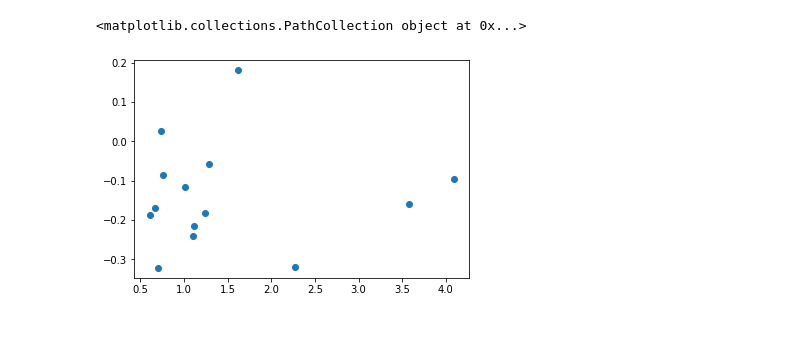
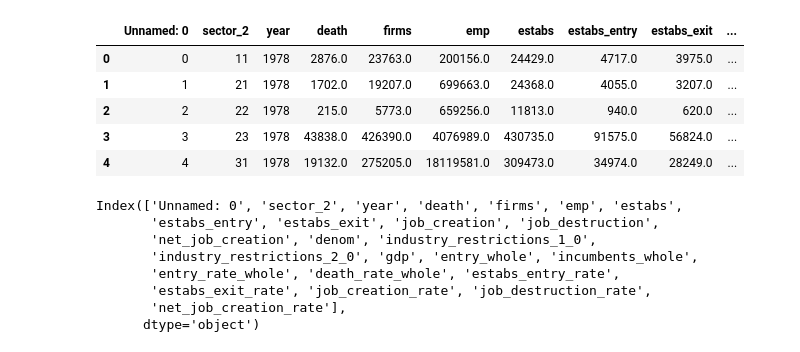
Before and after one commit to dczhaozach/RFE_project, a Jupyter notebook: notebooks/results.ipynb, the cells around one changed output. Cells and saved outputs as stored; diff of their text form; code cells hidden in the pictures.

```diff
--- a/notebooks/results.ipynb
+++ b/notebooks/results.ipynb
@@ -73,5 +25,21 @@ Notes:
-# %%
-print(plt.scatter(x_var1, y_var))
-# %% [output]
-<matplotlib.collections.PathCollection object at 0x...>
-[figure, removed]
+# %%
+df.head()
+# %% [output]
+|  | Unnamed: 0 | sector_2 | year | death | firms | emp | estabs | estabs_entry | estabs_exit | ... |
+| 0 | 0 | 11 | 1978 | 2876.0 | 23763.0 | 200156.0 | 24429.0 | 4717.0 | 3975.0 | ... |
+| 1 | 1 | 21 | 1978 | 1702.0 | 19207.0 | 699663.0 | 24368.0 | 4055.0 | 3207.0 | ... |
+| 2 | 2 | 22 | 1978 | 215.0 | 5773.0 | 659256.0 | 11813.0 | 940.0 | 620.0 | ... |
+| 3 | 3 | 23 | 1978 | 43838.0 | 426390.0 | 4076989.0 | 430735.0 | 91575.0 | 56824.0 | ... |
+| 4 | 4 | 31 | 1978 | 19132.0 | 275205.0 | 18119581.0 | 309473.0 | 34974.0 | 28249.0 | ... |
+# %%
+df_finance = df[df.sector_2 == 51]
+print(df_finance.columns)
+# %% [output]
+Index(['Unnamed: 0', 'sector_2', 'year', 'death', 'firms', 'emp', 'estabs',
+       'estabs_entry', 'estabs_exit', 'job_creation', 'job_destruction',
+       'net_job_creation', 'denom', 'industry_restrictions_1_0',
+       'industry_restrictions_2_0', 'gdp', 'entry_whole', 'incumbents_whole',
+       'entry_rate_whole', 'death_rate_whole', 'estabs_entry_rate',
+       'estabs_exit_rate', 'job_creation_rate', 'job_destruction_rate',
+       'net_job_creation_rate'],
+      dtype='object')
```
Also changed, not shown: parts of 25 cells of this notebook, 4 other files.
